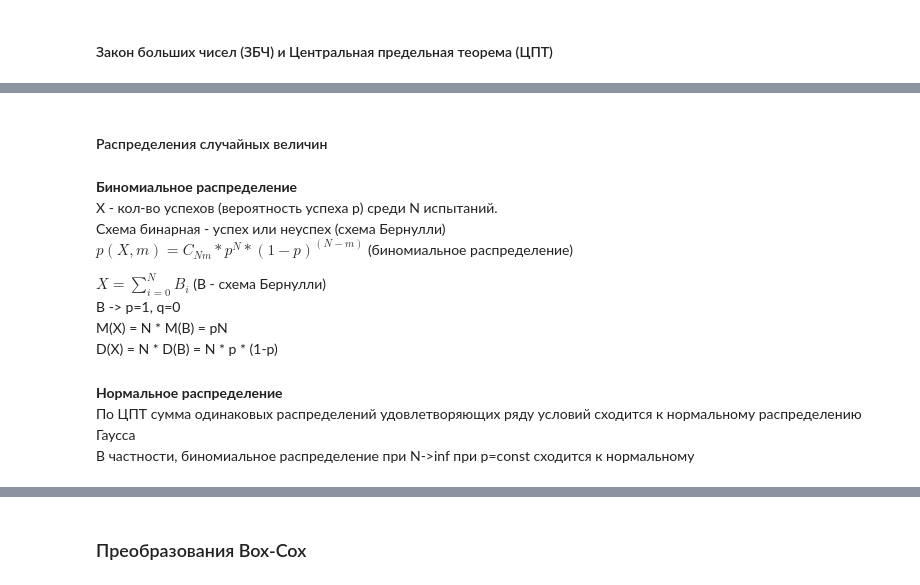
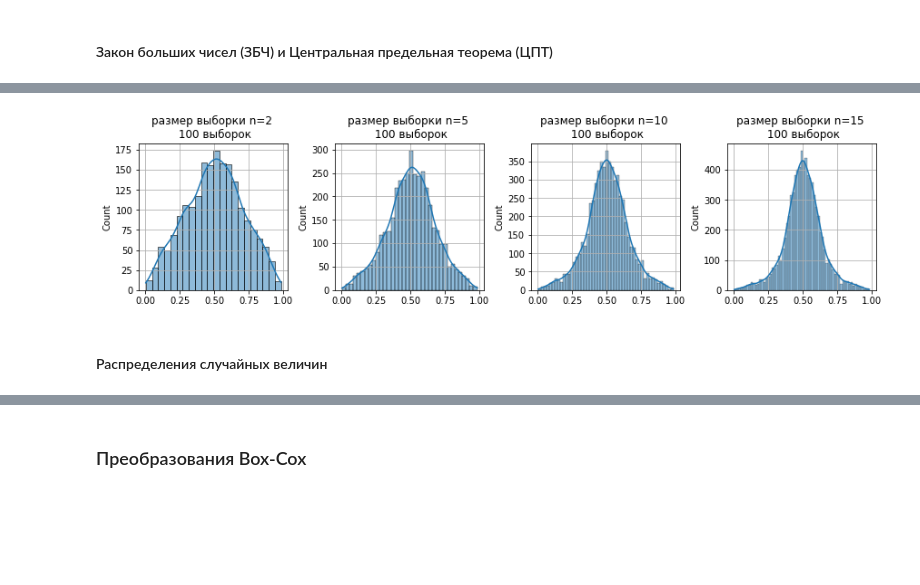
Before and after one commit to gavrevnik/analytics_tools, a Jupyter notebook: Статистика.ipynb, the cells around one changed output, grey strips where cells are left out. Cells and saved outputs as stored; diff of their text form; code cells hidden in the pictures; blank space fills up the shorter version.

```diff
--- a/Статистика.ipynb
+++ b/Статистика.ipynb
@@ -117,12 +143,14 @@ print(1000, sample_mean_bias_std(total, sample_size=1000))
+# %%
+mu, std = 0, 1 # матожидание с отклонение для рандомных x
+y_list = [] # массив для средневыборочных
+ax = eda.get_subplots((12, 3), 1, 4); i = 0
+
+for n in (2, 5, 10, 15): # размер выборки для оценки средневыборочного
+    for j in range(2000): # кол-во выборок для семплирования
+        y_list.append(np.mean(stats.uniform.rvs(loc=mu, scale=std, size=n)))
+    eda.make_plot('hist', {'x' : y_list, 'kde' : True, 'title' : f'размер выборки n={n} \n 100 выборок', 'ax' : ax[i]})
+    i+=1
+# %% [output]
+[figure, added]
 # %% [markdown]
 #### Распределения случайных величин
-# %% [markdown]
-**Биномиальное распределение**
-X - кол-во успехов (вероятность успеха p) среди N испытаний.
-Схема бинарная - успех или неуспех (схема Бернулли)
-$ p(X, m) = C_{Nm} * p^{N} * (1-p)^{(N-m)} $  (биномиальное распределение)
-
-$ X = \sum_{i=0}^N B_{i} $ (B - схема Бернулли)
-B -> p=1, q=0
-M(X) = N * M(B) = pN
-D(X) = N * D(B) = N * p * (1-p)
@@ -137,4 +156,0 @@ sns.histplot(r, kde=True); plt.grid(); plt.title(text);
-# %% [markdown]
-**Нормальное распределение**
-По ЦПТ сумма одинаковых распределений удовлетворяющих ряду условий сходится к нормальному распределению Гаусса
-В частности, биномиальное распределение при N->inf при p=const сходится к нормальному
```
Also changed, not shown: parts of 35 cells of this notebook.
